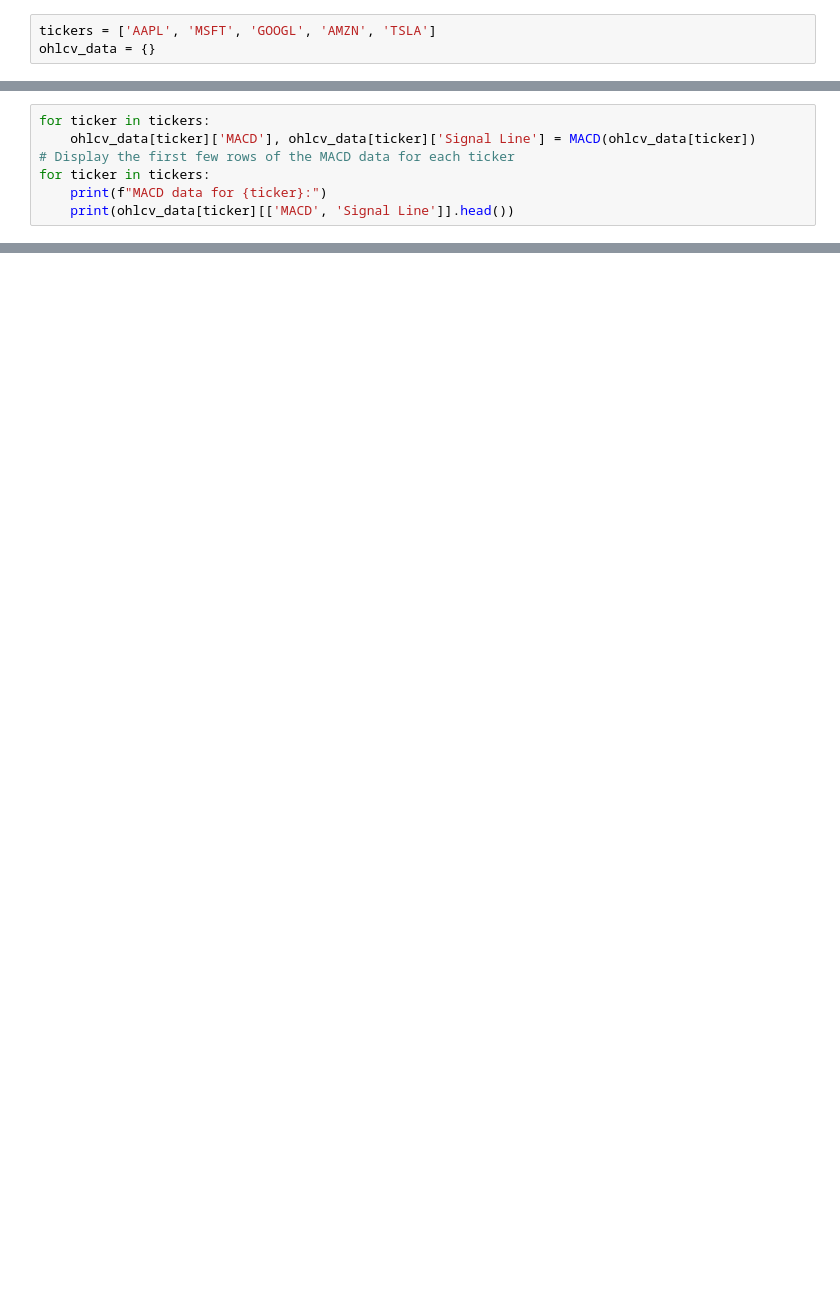
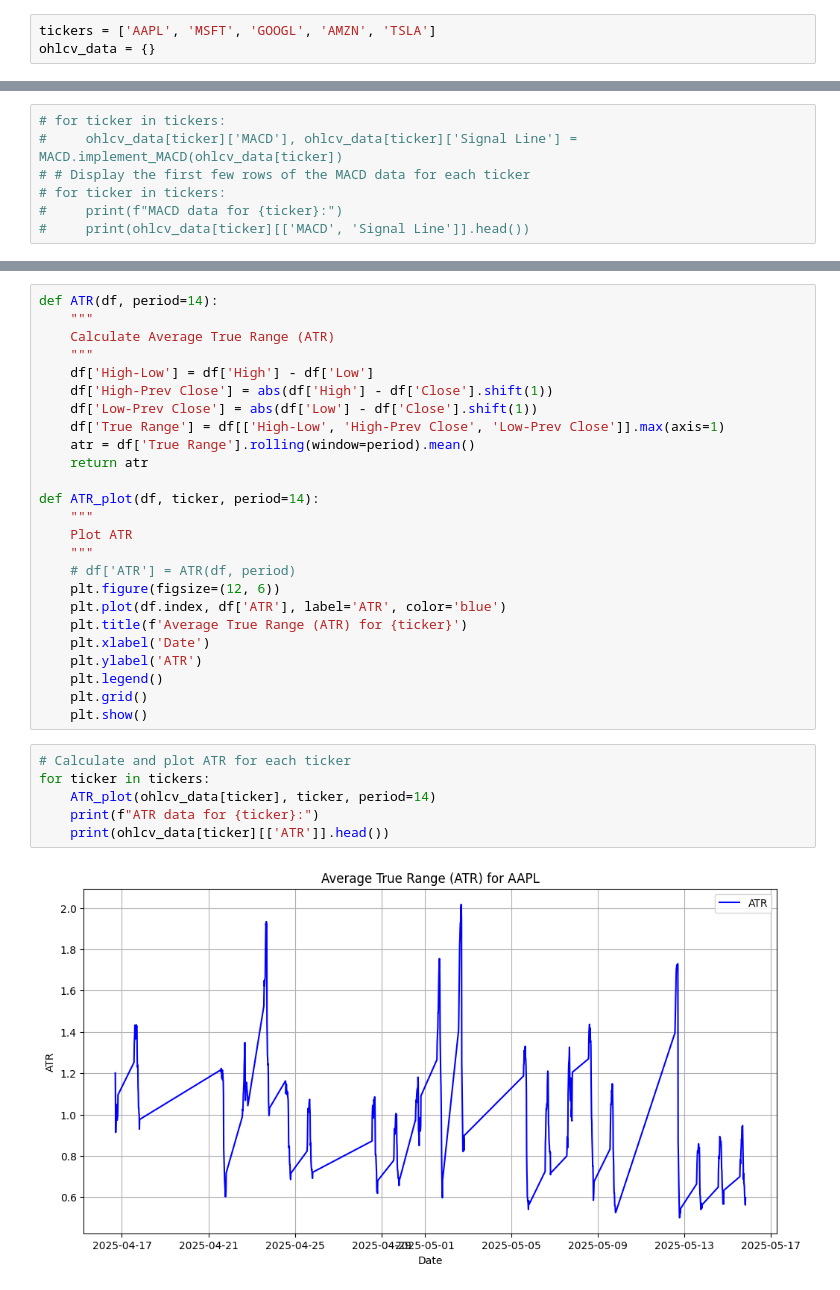
Before and after one commit to sohansputhran/quant-trading-system, a Jupyter notebook: notebooks/technical_indicators.ipynb, the cells around one changed output, grey strips where cells are left out. Drawn from its saved outputs; the diff is of its cells as text; blank space fills up the shorter version.

Commit message:
Implementation of ATR

```diff
--- a/notebooks/technical_indicators.ipynb
+++ b/notebooks/technical_indicators.ipynb
@@ -58,7 +51,7 @@ def MACD(data, short_window=12, long_window=26, signal_window=9):
 # %%
-for ticker in tickers:
-    ohlcv_data[ticker]['MACD'], ohlcv_data[ticker]['Signal Line'] = MACD(ohlcv_data[ticker])
-# Display the first few rows of the MACD data for each ticker
-for ticker in tickers:
-    print(f"MACD data for {ticker}:")
-    print(ohlcv_data[ticker][['MACD', 'Signal Line']].head())
+# for ticker in tickers:
+#     ohlcv_data[ticker]['MACD'], ohlcv_data[ticker]['Signal Line'] = MACD.implement_MACD(ohlcv_data[ticker])
+# # Display the first few rows of the MACD data for each ticker
+# for ticker in tickers:
+#     print(f"MACD data for {ticker}:")
+#     print(ohlcv_data[ticker][['MACD', 'Signal Line']].head())
@@ -103,0 +61,33 @@ for ticker in tickers:
+# %%
+def ATR(df, period=14):
+    """
+    Calculate Average True Range (ATR)
+    """
+    df['High-Low'] = df['High'] - df['Low']
+    df['High-Prev Close'] = abs(df['High'] - df['Close'].shift(1))
+    df['Low-Prev Close'] = abs(df['Low'] - df['Close'].shift(1))
+    df['True Range'] = df[['High-Low', 'High-Prev Close', 'Low-Prev Close']].max(axis=1)
+    atr = df['True Range'].rolling(window=period).mean()
+    return atr
+
+def ATR_plot(df, ticker, period=14):
+    """
+    Plot ATR
+    """
+    # df['ATR'] = ATR(df, period)
+    plt.figure(figsize=(12, 6))
+    plt.plot(df.index, df['ATR'], label='ATR', color='blue')
+    plt.title(f'Average True Range (ATR) for {ticker}')
+    plt.xlabel('Date')
+    plt.ylabel('ATR')
+    plt.legend()
+    plt.grid()
+    plt.show()
+# %%
+# Calculate and plot ATR for each ticker
+for ticker in tickers:
+    ATR_plot(ohlcv_data[ticker], ticker, period=14)
+    print(f"ATR data for {ticker}:")
+    print(ohlcv_data[ticker][['ATR']].head())
+# %% [output]
+[figure, added]
```
Also changed, not shown: parts of 6 cells of this notebook, 2 other files.
